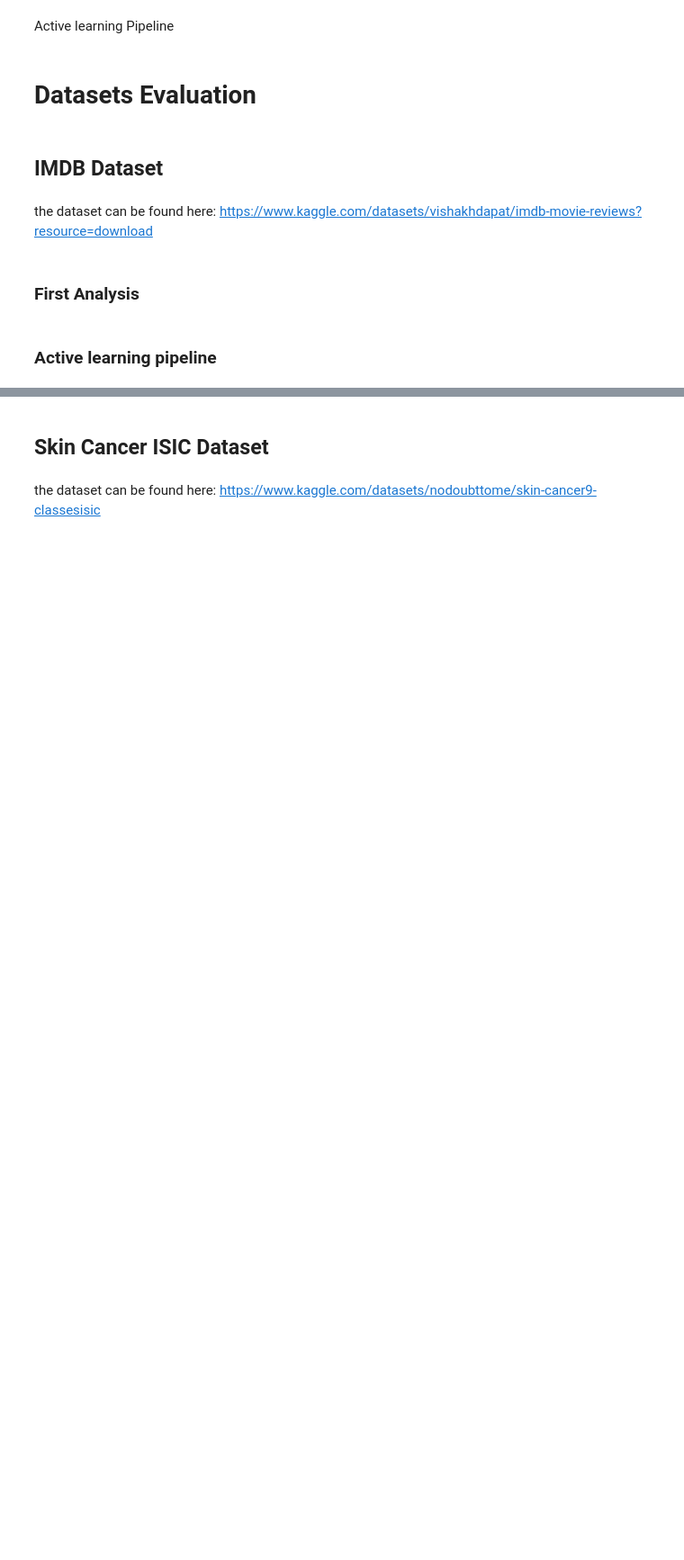
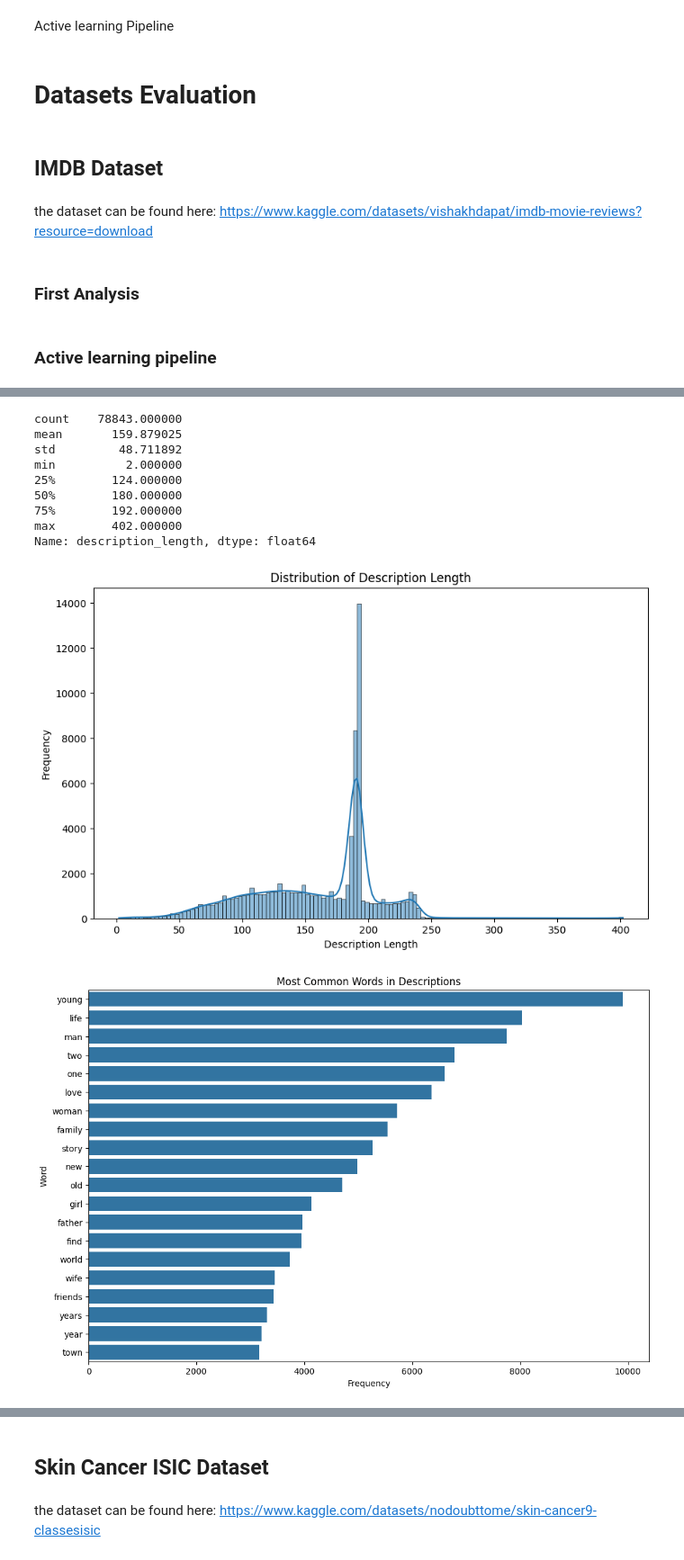
Before and after one commit to yarden4998/DataAnalysisAndVisualizationProject, a Jupyter notebook: dataanalysisvisualizationfiles/research/code/explore_datasets.ipynb, the cells around one changed output, grey strips where cells are left out. Shown at 90% size. Cells and saved outputs as stored; diff of their text form; code cells hidden in the pictures; blank space fills up the shorter version.

```diff
--- a/dataanalysisvisualizationfiles/research/code/explore_datasets.ipynb
+++ b/dataanalysisvisualizationfiles/research/code/explore_datasets.ipynb
@@ -190,0 +307,50 @@ for i in range(iterations):
+# %%
+from nltk.corpus import stopwords
+from nltk.tokenize import word_tokenize
+from collections import Counter
+import matplotlib.pyplot as plt
+import seaborn as sns
+import re
+
+# Ensure nltk resources are downloaded
+nltk.download('stopwords')
+nltk.download('punkt')
+
+# Load stop words
+stop_words = set(stopwords.words('english'))
+
+# Basic statistics of the 'description' length
+imdb_movies_data['description_length'] = imdb_movies_data['description'].apply(lambda x: len(x) if isinstance(x, str) else 0)
+print(imdb_movies_data['description_length'].describe())
+
+# Visualize the distribution of description lengths
+plt.figure(figsize=(10, 6))
+sns.histplot(imdb_movies_data['description_length'], kde=True)
+plt.title('Distribution of Description Length')
+plt.xlabel('Description Length')
+plt.ylabel('Frequency')
+plt.show()
+
+
+# Function to preprocess the description and return word counts
+def preprocess_description(description):
+    words = re.findall(r'\b\w+\b', description.lower())
+    words = [word for word in words if word.isalpha() and word not in stop_words]
+    return words
+
+# Get all words from descriptions
+all_words = []
+for desc in imdb_movies_data['description'].dropna():
+    all_words.extend(preprocess_description(desc))
+
+word_freq = Counter(all_words)
+
+# Visualize the most common words
+most_common_words = word_freq.most_common(20)
+plt.figure(figsize=(12, 8))
+sns.barplot(x=[item[1] for item in most_common_words], y=[item[0] for item in most_common_words])
+plt.title('Most Common Words in Descriptions')
+plt.xlabel('Frequency')
+plt.ylabel('Word')
+plt.show()
+# %% [output]
@@ -190,0 +363,11 @@ for i in range(iterations):
+count    78843.000000
+mean       159.879025
+std         48.711892
+min          2.000000
+25%        124.000000
+50%        180.000000
+75%        192.000000
+max        402.000000
+Name: description_length, dtype: float64
+[figure, added]
+[figure, added]
```
Also changed, not shown: parts of 22 cells of this notebook, 3 other files.
